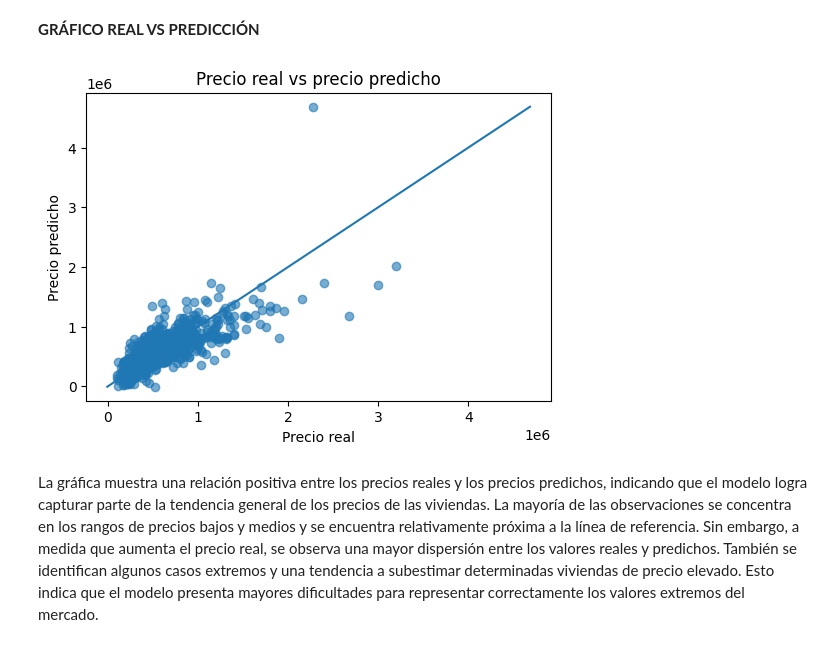
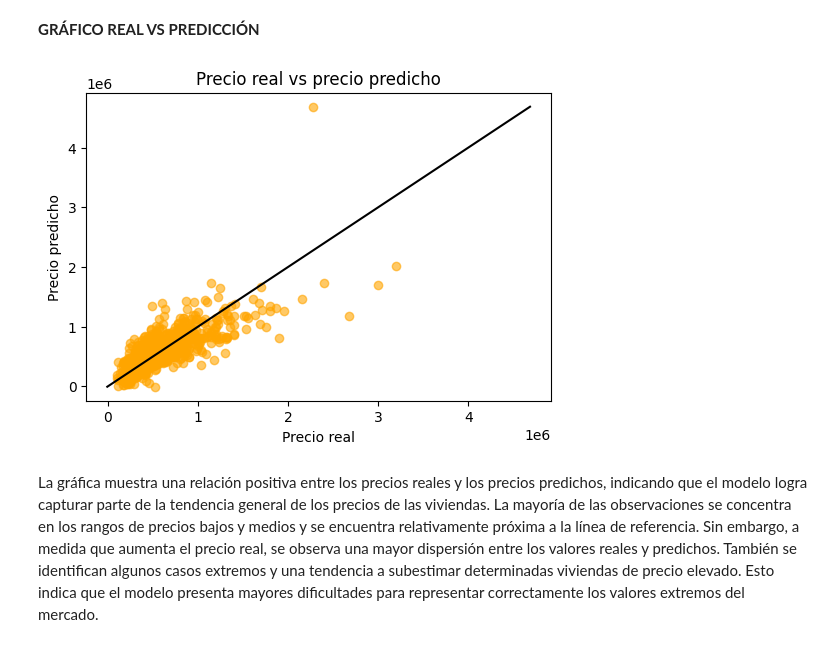
Before and after one commit to baqueroxiomy-design/intro-ciencia-datos, a Jupyter notebook: Regresión_Lineal_TrabajoFinal.ipynb, the cells around one changed output. Saved outputs shown, nothing was run; the diff lists cells and outputs as text; code cells hidden in the pictures.

```diff
--- a/Regresión_Lineal_TrabajoFinal.ipynb
+++ b/Regresión_Lineal_TrabajoFinal.ipynb
@@ -453,16 +453,16 @@ pred_df.head(10)
 **GRÁFICO REAL VS PREDICCIÓN**
 # %%
 plt.figure(figsize=(6, 4))
-plt.scatter(y_test, y_pred_test, alpha=0.6)
+plt.scatter(y_test, y_pred_test, alpha=0.6, color='orange')
 line_min = min(y_test.min(), y_pred_test.min())
 line_max = max(y_test.max(), y_pred_test.max())
-plt.plot([line_min, line_max], [line_min, line_max])
+plt.plot([line_min, line_max], [line_min, line_max], color='black')
 plt.xlabel('Precio real')
 plt.ylabel('Precio predicho')
 plt.title('Precio real vs precio predicho')
 plt.show()
 # %% [output]
-[figure, old version]
+[figure, new version]
 # %% [markdown]
 La gráfica muestra una relación positiva entre los precios reales y los precios predichos, indicando que el modelo logra capturar parte de la tendencia general de los precios de las viviendas. La mayoría de las observaciones se concentra en los rangos de precios bajos y medios y se encuentra relativamente próxima a la línea de referencia. Sin embargo, a medida que aumenta el precio real, se observa una mayor dispersión entre los valores reales y predichos. También se identifican algunos casos extremos y una tendencia a subestimar determinadas viviendas de precio elevado. Esto indica que el modelo presenta mayores dificultades para representar correctamente los valores extremos del mercado.
 # %% [markdown]
```
Also changed, not shown: parts of 3 cells of this notebook.
